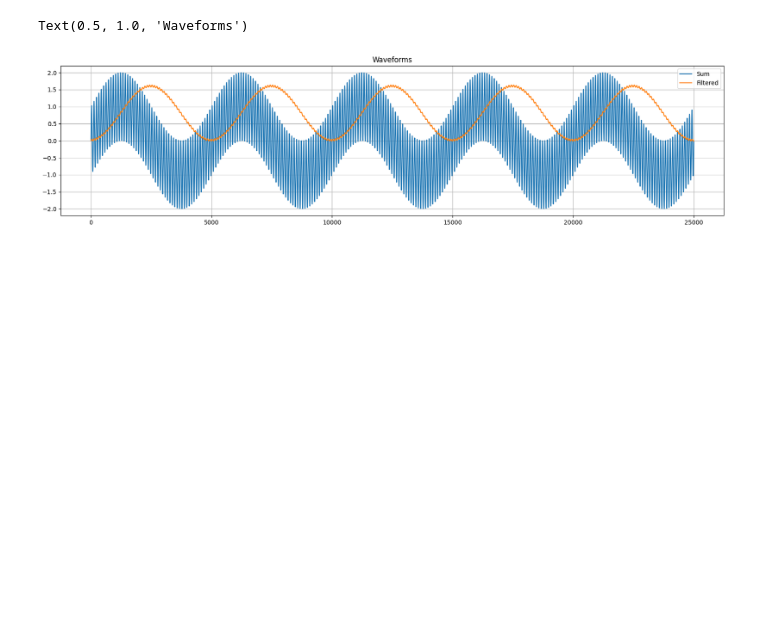
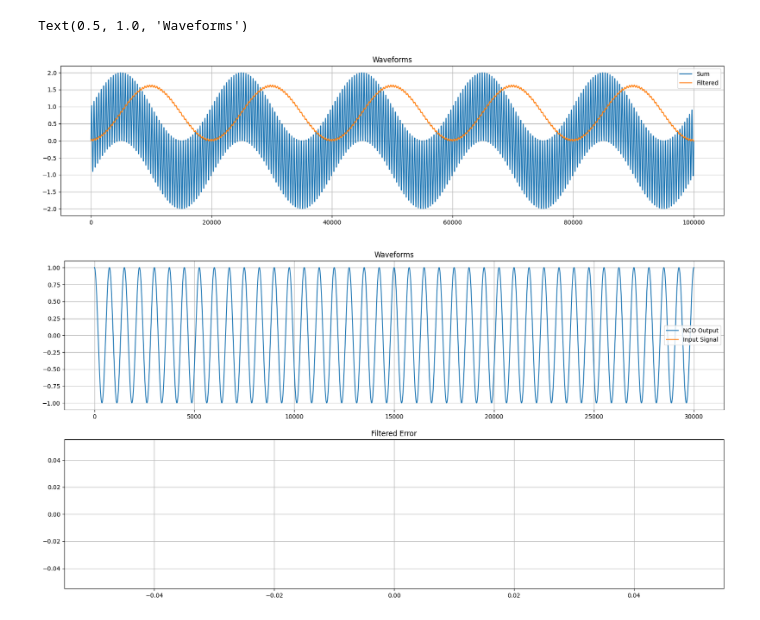
Before and after one commit to stevester94/notebooks, a Jupyter notebook: phase-locked-loop/rectifiedPLL.ipynb, the cells around one changed output. Saved outputs shown, nothing was run; the diff lists cells and outputs as text; code cells hidden in the pictures; blank space fills up the shorter version.

```diff
--- a/phase-locked-loop/rectifiedPLL.ipynb
+++ b/phase-locked-loop/rectifiedPLL.ipynb
@@ -170,7 +177,7 @@ class LoopFilter:
         self.integrator = 0
 
     def proc( self, e_D ):
-        self.integrator += (self.K_i * e_D) / (1.0*fs)
+        self.integrator += self.K_i * e_D / fs
 #         return self.integrator
         return self.K_p * e_D + self.integrator
 
@@ -178,7 +185,7 @@ K_p = 0.025
 K_i = 5
 # K_i = 1.0
 
-fs = 5000
+fs = 20000
 duration_secs = 5
 t = np.linspace(0,duration_secs, int(duration_secs*fs))
 
@@ -207,3 +214,83 @@ ax2.set_title('Waveforms')
 # %% [output]
 Text(0.5, 1.0, 'Waveforms')
 [figure]
+# %%
+# Alright what's with the NCO
+
+class NumericallyControlledOscillator:
+    def __init__( self, K_0, f, fs ) -> None:
+        self.K_0 = K_0
+        self.f = f
+        self.fs = fs
+        self.theta = 0
+
+        self.nextPhaseEstimate = 0
+        self.nextCosOut = 1
+        self.nextSinOut = 0
+
+    def proc( self, e_F ):
+        e_F /= self.fs
+        phaseEstimate = self.nextPhaseEstimate
+
+        self.theta += 2*np.pi*self.f/self.fs
+        if self.theta > 2*np.pi:
+            self.theta -= 2*np.pi
+
+
+        ret = (self.nextCosOut, self.nextSinOut)
+
+        self.nextPhaseEstimate = (phaseEstimate + self.K_0 * e_F)
+        self.nextCosOut = np.cos( self.theta + phaseEstimate )
+        self.nextSinOut = -np.sin( self.theta + phaseEstimate )
+
+        return ret
+
+
+fs = 15000
+K_0 = 1
+duration_secs = 2
+in_f_Hz   = 10
+t = np.linspace(0,duration_secs, int(duration_secs*fs))
+in_A      = 1
+
+# in_phi    = np.random.normal(0, 0.0, size=len(t)) + np.pi
+in_phi    = np.pi
+in_sig    = in_A * np.cos( 2*np.pi * in_f_Hz * t + in_phi )
+# in_sig    += np.random.normal(0, 0.0, size=len(t)) # AWGN
+
+e_D = [] # phase-error output
+e_F = [] #Filtered phase-error output
+cos_out = []
+
+
+nco = NumericallyControlledOscillator( K_0, 10, fs )
+for n in range(len(t)):
+    _cos_out, _sin_out = nco.proc( 2*np.pi*10 )
+    cos_out.append( _cos_out )
+
+
+# Create a Figure
+fig = plt.figure()
+fig.set_figheight(10)
+fig.set_figwidth(20)
+
+# Set up Axes
+ax1 = fig.add_subplot(211)
+# ax1.plot(cos_out[int(-fs/in_f_Hz)*10:], label='PLL Output')
+ax1.plot(cos_out, label='NCO Output')
+plt.grid()
+# ax1.plot(in_sig[int(-fs/in_f_Hz)*10:], label='Input Signal')
+ax1.plot(sigIn, label='Input Signal')
+plt.legend()
+ax1.set_title('Waveforms')
+
+# Show the plot
+#plt.show()
+
+ax2 = fig.add_subplot(212)
+ax2.plot( e_D )
+plt.grid()
+ax2.set_title('Filtered Error')
+plt.show()
+# %% [output]
+[figure, added]
```
Also changed, not shown: parts of 3 cells of this notebook.
